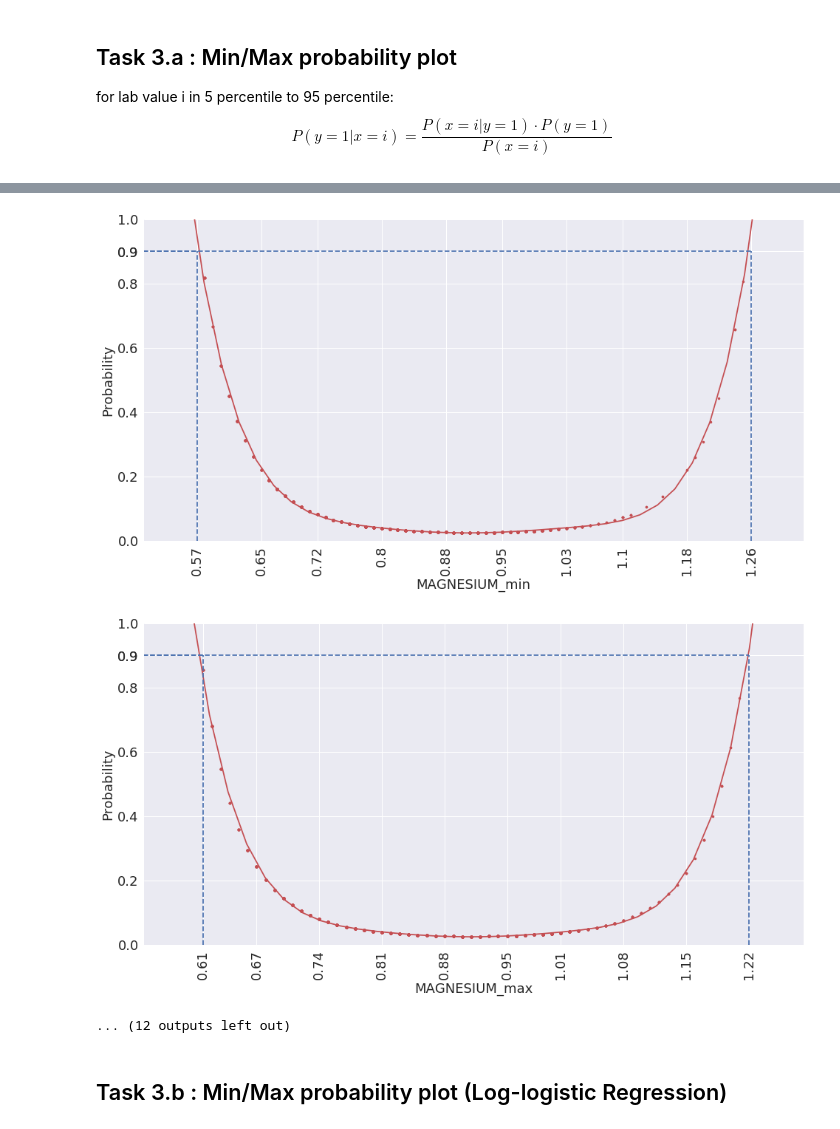
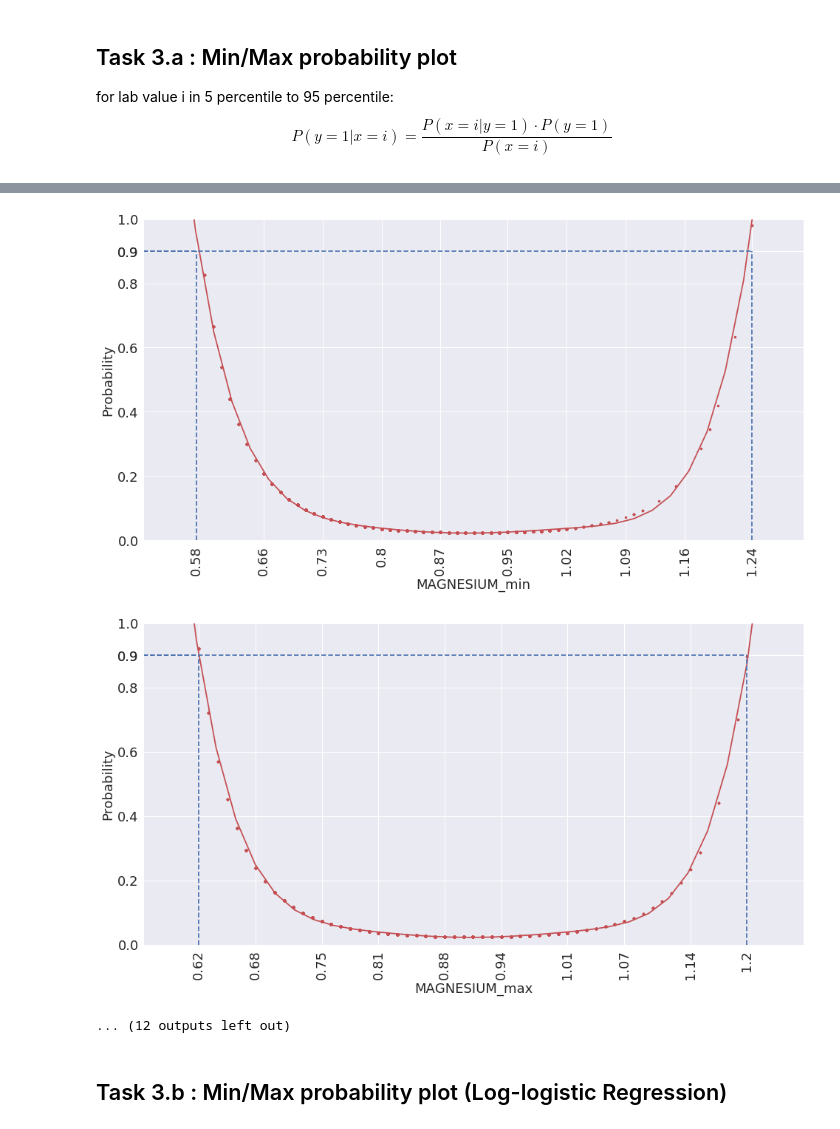
Before and after one commit to DuHao10086/ICPLM2017, a Jupyter notebook: Experiment_unsampled.ipynb, the cells around one changed output, grey strips where cells are left out. Saved outputs shown, nothing was run; the diff lists cells and outputs as text; code cells hidden in the pictures.

Commit message:
Exclude first admited to ICU

```diff
--- a/Experiment_unsampled.ipynb
+++ b/Experiment_unsampled.ipynb
@@ -80,10 +80,21 @@ print("Number of patients in PAED HDU: {0}".format(dataframe.loc[dataframe[locat
                                                              'Research.ID'].unique().shape[0]))
 # %% [output]
 Number of patients in PAED HDU: 125
+# %%
+group1 = dataframe.groupby(by=['Research.ID'])
+
+def firstICU(x):
+    if x[location].iloc[0] in targets:
+        x['firstICU'] = True
+    else:
+        x['firstICU'] = False
+    return x
+
+ICUgeneral = group1.apply(firstICU)
 # %%
-include_crit = [i and j and k for i, j, k in zip(dataframe['age'] < 18.99, dataframe['age'] > 0.5, dataframe[location].map(lambda x:
-                                                                               x not in list(exclude[location])))]
-include_cohort = dataframe.loc[include_crit, :]
+include_crit = [i and j and k and z for i, j, k, z in zip(ICUgeneral['age'] < 18.99, ICUgeneral['age'] > 0.5, ICUgeneral[location].map(lambda x:
+                                                                               x not in list(exclude[location])), ICUgeneral['firstICU']==False)]
+include_cohort = ICUgeneral.loc[include_crit, :]
 group = include_cohort.groupby(by=['Research.ID'])
 print("Number of teenage patients in ICU and general wards: {0}".format(include_cohort['Research.ID'].unique().shape[0]))
 print("Average Age: {0}".format(include_cohort['age'].unique().mean()))
@@ -111,9 +122,7 @@ def addcol(x, lab_values=total_labs):
         temp = bool(x[location].str.contains(icu).sum())
         cond1 = temp or cond1
 
-    cond2 = bool((x['age'] < 18).sum())
-
-    x['included'] = (cond1 and cond2)
+    x['included'] = cond1
 
     if x[location].iloc[0] in targets:
         x['included'] = False
@@ -250,5 +265,5 @@ data.to_pickle("./data9.pkl")
 # %%
-data = pd.read_pickle("./data9.pkl")
+data = pd.read_pickle("./data11.pkl")
 # %% [markdown]
 ## Task 2: Distribution and patient in ICU ratio plot
 
@@ -358,7 +373,10 @@ for lab in lab_minmax:
     #    x_plots = x_plots[:2]
     #if len(x_plots) > 2:
     #    x_plots = [i for i in x_plots if i < nintieth]
-    xp = np.linspace(_min, _max, 100)
+    if lab in ['CALCIUM TOTAL_min', 'CALCIUM TOTAL_max']:
+        xp = np.linspace(_min, 3.49, 100)
+    else:
+        xp = np.linspace(_min, _max, 100)
 
     plt.plot(_x, _y, '.', xp, p(xp), '-', color='r')
     plt.ylim(0, 1)
@@ -410,5 +428,5 @@ for lab in lab_minmax:
-[figure, old version]
+[figure, new version]
-[figure, old version]
+[figure, new version]
 ... (12 outputs left out)
 # %% [markdown]
 ## Task 3.b : Min/Max probability plot (Log-logistic Regression)
```
Also changed, not shown: parts of 12 cells of this notebook.
